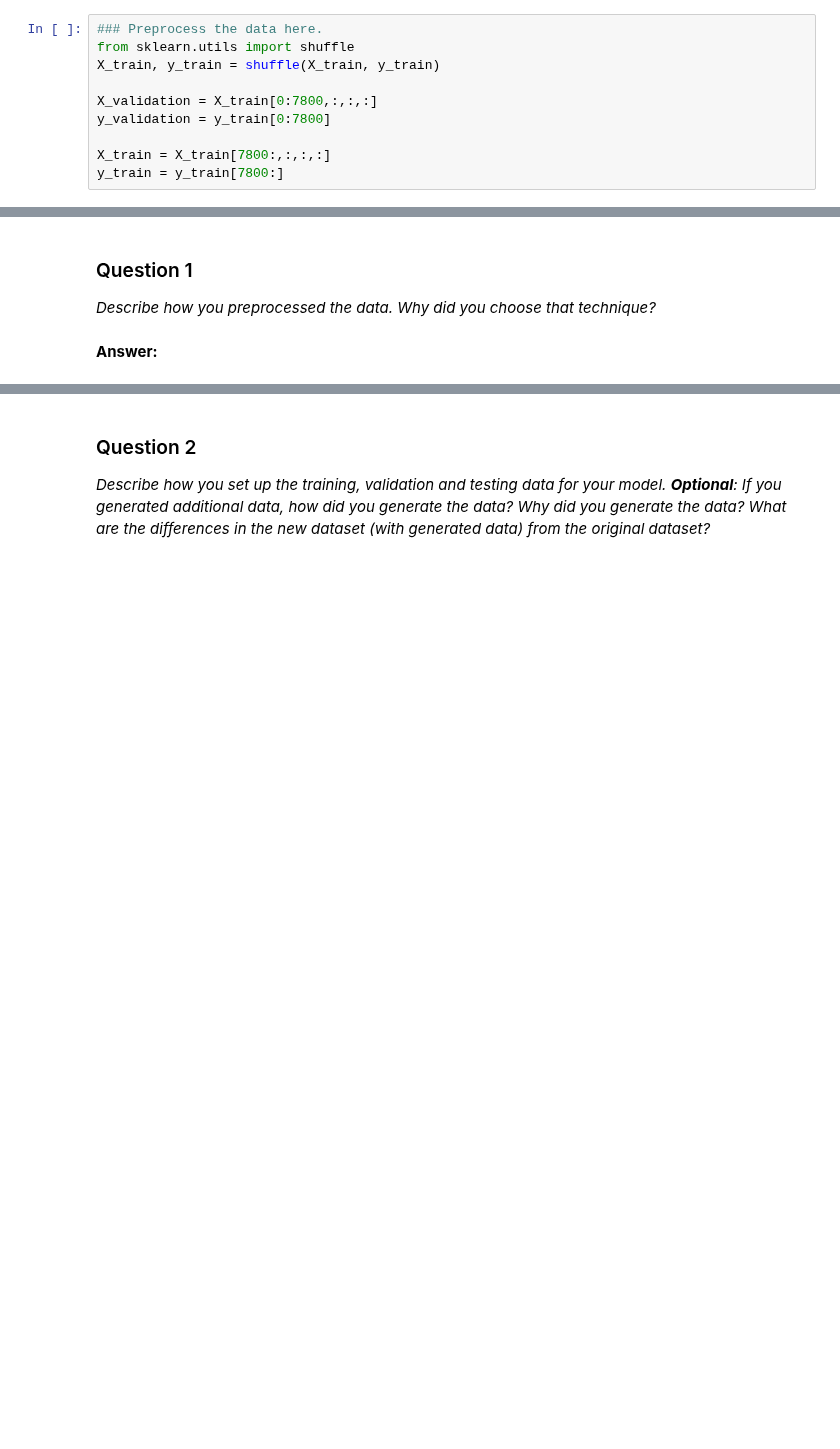
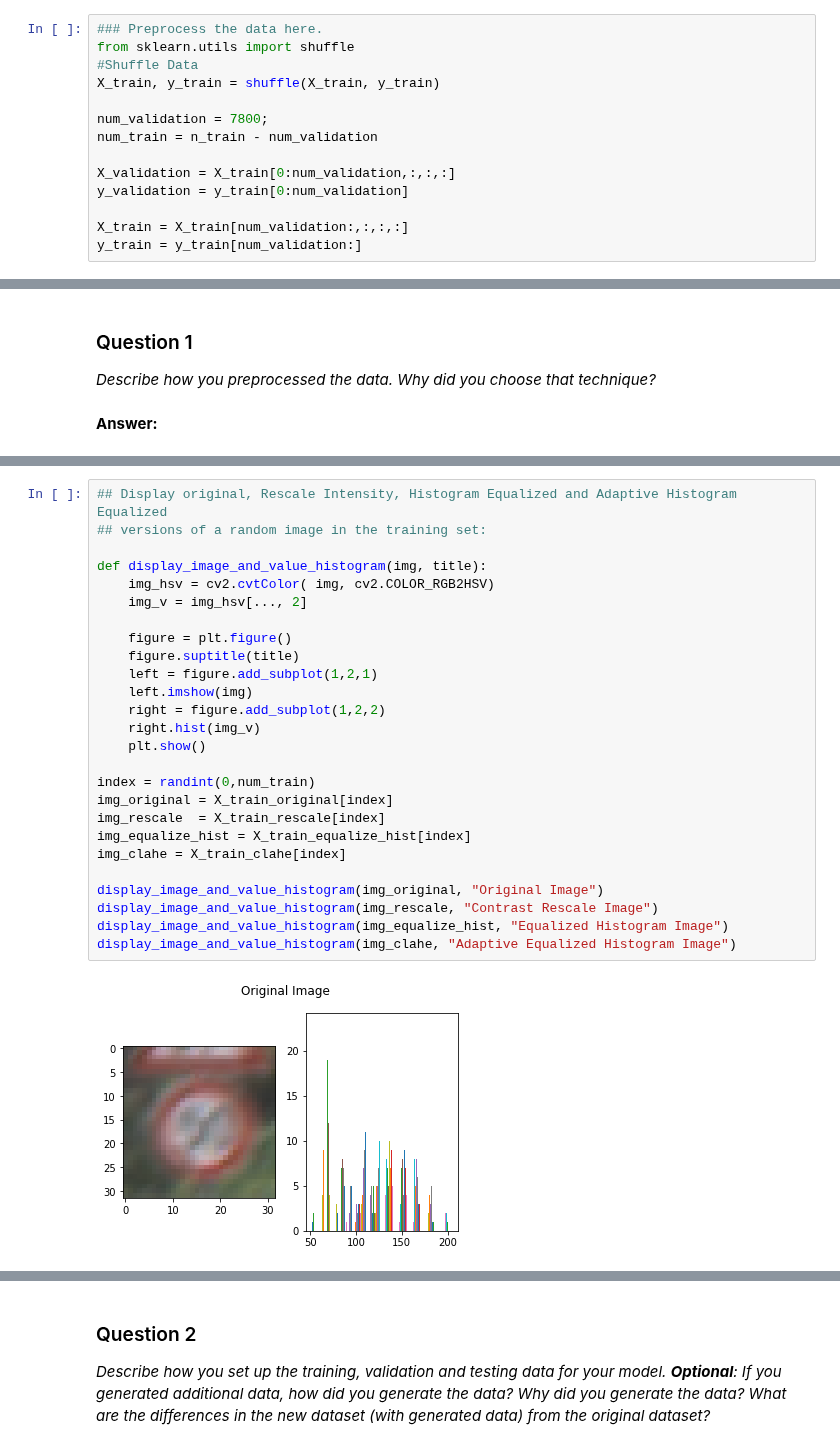
Before and after one commit to guilhermess/CarND-Traffic-Sign-Classifier-Project, a Jupyter notebook: Traffic_Sign_Classifier.ipynb, the cells around one changed output, grey strips where cells are left out. Cells and saved outputs as stored; diff of their text form; blank space fills up the shorter version.

```diff
--- a/Traffic_Sign_Classifier.ipynb
+++ b/Traffic_Sign_Classifier.ipynb
@@ -109,10 +109,14 @@ Use the code cell (or multiple code cells, if necessary) to implement the first
 # %%
 ### Preprocess the data here.
 from sklearn.utils import shuffle
+#Shuffle Data
 X_train, y_train = shuffle(X_train, y_train)
 
-X_validation = X_train[0:7800,:,:,:]
-y_validation = y_train[0:7800]
+num_validation = 7800;
+num_train = n_train - num_validation
 
-X_train = X_train[7800:,:,:,:]
-y_train = y_train[7800:]
+X_validation = X_train[0:num_validation,:,:,:]
+y_validation = y_train[0:num_validation]
+
+X_train = X_train[num_validation:,:,:,:]
+y_train = y_train[num_validation:]
@@ -132,0 +184,28 @@ _Describe how you preprocessed the data. Why did you choose that technique?_
+# %%
+## Display original, Rescale Intensity, Histogram Equalized and Adaptive Histogram Equalized
+## versions of a random image in the training set:
+
+def display_image_and_value_histogram(img, title):
+    img_hsv = cv2.cvtColor( img, cv2.COLOR_RGB2HSV)
+    img_v = img_hsv[..., 2]
+
+    figure = plt.figure()
+    figure.suptitle(title)
+    left = figure.add_subplot(1,2,1)
+    left.imshow(img)
+    right = figure.add_subplot(1,2,2)
+    right.hist(img_v)
+    plt.show()
+
+index = randint(0,num_train)
+img_original = X_train_original[index]
+img_rescale  = X_train_rescale[index]
+img_equalize_hist = X_train_equalize_hist[index]
+img_clahe = X_train_clahe[index]
+
+display_image_and_value_histogram(img_original, "Original Image")
+display_image_and_value_histogram(img_rescale, "Contrast Rescale Image")
+display_image_and_value_histogram(img_equalize_hist, "Equalized Histogram Image")
+display_image_and_value_histogram(img_clahe, "Adaptive Equalized Histogram Image")
+# %% [output]
+[figure, added]
```
Also changed, not shown: parts of 13 cells of this notebook.
